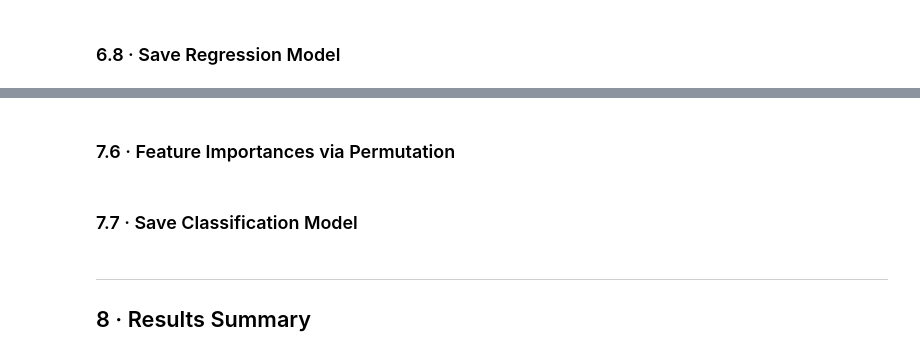
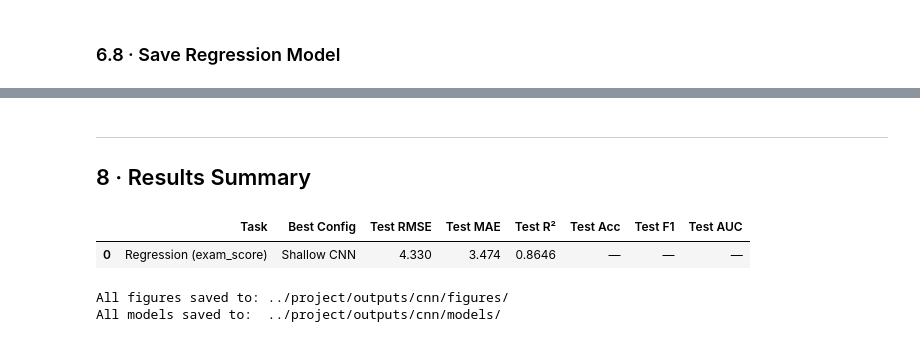
Before and after one commit to abby-stevenson/GradeOptimiser, a Jupyter notebook: project/cnn_model.ipynb, the cells around one changed output, grey strips where cells are left out. Cells and saved outputs as stored; diff of their text form; code cells hidden in the pictures.

```diff
--- a/project/cnn_model.ipynb
+++ b/project/cnn_model.ipynb
@@ -61,20 +64,29 @@ X_train = pd.read_csv(f'{PROCESSED_DIR}/X_train_scaled.csv', index_col=0)
 X_val   = pd.read_csv(f'{PROCESSED_DIR}/X_val_scaled.csv',   index_col=0)
 X_test  = pd.read_csv(f'{PROCESSED_DIR}/X_test_scaled.csv',  index_col=0)
 
+# 🔥 CRITICAL FIX: ensure numeric + float32
+def clean_features(df):
+    df = df.apply(pd.to_numeric, errors='coerce')  # convert anything weird → NaN
+    df = df.fillna(0)                              # handle NaNs
+    return df.astype(np.float32)                   # force PyTorch-friendly dtype
+
+X_train = clean_features(X_train)
+X_val   = clean_features(X_val)
+X_test  = clean_features(X_test)
+
 # Regression targets
 y_reg_train = pd.read_csv(f'{PROCESSED_DIR}/y_reg_train.csv', index_col=0).squeeze()
 y_reg_val   = pd.read_csv(f'{PROCESSED_DIR}/y_reg_val.csv',   index_col=0).squeeze()
 y_reg_test  = pd.read_csv(f'{PROCESSED_DIR}/y_reg_test.csv',  index_col=0).squeeze()
-
-# Classification targets
-y_clf_train = pd.read_csv(f'{PROCESSED_DIR}/y_clf_train.csv', index_col=0).squeeze()
-y_clf_val   = pd.read_csv(f'{PROCESSED_DIR}/y_clf_val.csv',   index_col=0).squeeze()
-y_clf_test  = pd.read_csv(f'{PROCESSED_DIR}/y_clf_test.csv',  index_col=0).squeeze()
 
 feature_names = pd.read_csv(f'{PROCESSED_DIR}/feature_list.csv')['feature'].tolist()
 
 print('Loaded splits:')
 for name, arr in [('Train', X_train), ('Val', X_val), ('Test', X_test)]:
     print(f'  {name:5s}  {arr.shape[0]:6d} rows  {arr.shape[1]} features')
+
+# 🔍 Sanity checks (VERY important for CNN debugging)
+print('\nDtype check:', X_train.values.dtype)
+print('NaNs in train:', np.isnan(X_train.values).sum())
+
 print(f'\nRegression target  — mean={y_reg_train.mean():.2f}, std={y_reg_train.std():.2f}')
-print(f'Classification target — class balance {y_clf_train.value_counts(normalize=True).round(3).to_dict()}')
@@ -518,2 +479,0 @@ plt.show()
-# %% [markdown]
-### 7.6 · Feature Importances via Permutation
@@ -550,2 +479,0 @@ plt.show()
-# %% [markdown]
-### 7.7 · Save Classification Model
@@ -558,27 +483,22 @@ print('Classification CNN saved.')
 # %%
 summary = pd.DataFrame([
     {
         'Task':         'Regression (exam_score)',
         'Best Config':  best_reg['label'],
         'Test RMSE':    f'{rmse:.3f}',
         'Test MAE':     f'{mae:.3f}',
         'Test R²':      f'{r2:.4f}',
         'Test Acc':     '—',
         'Test F1':      '—',
         'Test AUC':     '—',
-    },
-    {
-        'Task':         'Classification (dropout_risk)',
-        'Best Config':  best_clf['label'],
-        'Test RMSE':    '—',
-        'Test MAE':     '—',
-        'Test R²':      '—',
-        'Test Acc':     f'{acc:.4f}',
-        'Test F1':      f'{f1:.4f}',
-        'Test AUC':     f'{auc:.4f}',
-    },
+    }
 ])
 display(summary)
 
 print('\nAll figures saved to:', f'{OUT_DIR}/figures/')
 print('All models saved to: ', f'{OUT_DIR}/models/')
+# %% [output]
+|  | Task | Best Config | Test RMSE | Test MAE | Test R² | Test Acc | Test F1 | Test AUC |
+| 0 | Regression (exam_score) | Shallow CNN | 4.330 | 3.474 | 0.8646 | — | — | — |
+All figures saved to: ../project/outputs/cnn/figures/
+All models saved to:  ../project/outputs/cnn/models/
```
Also changed, not shown: parts of 25 cells of this notebook, 6 other files.
